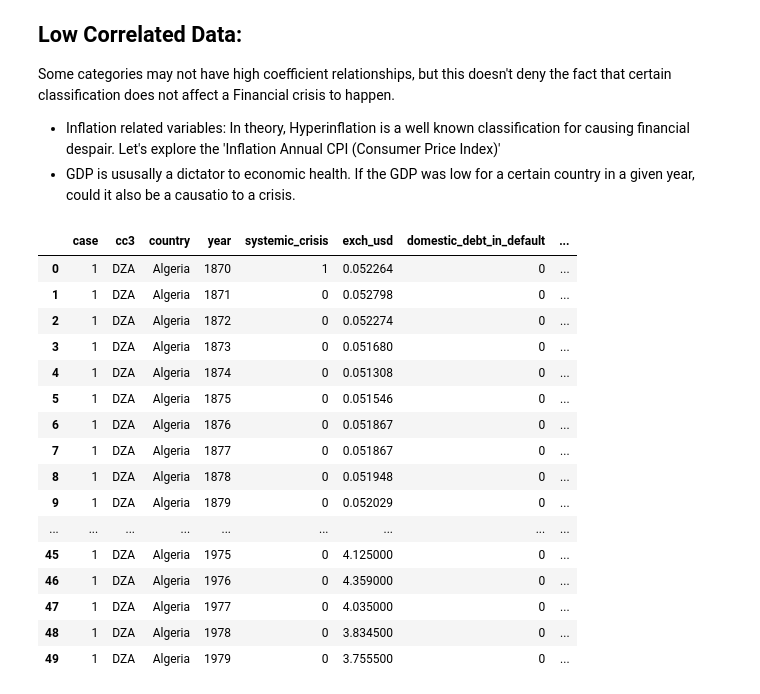
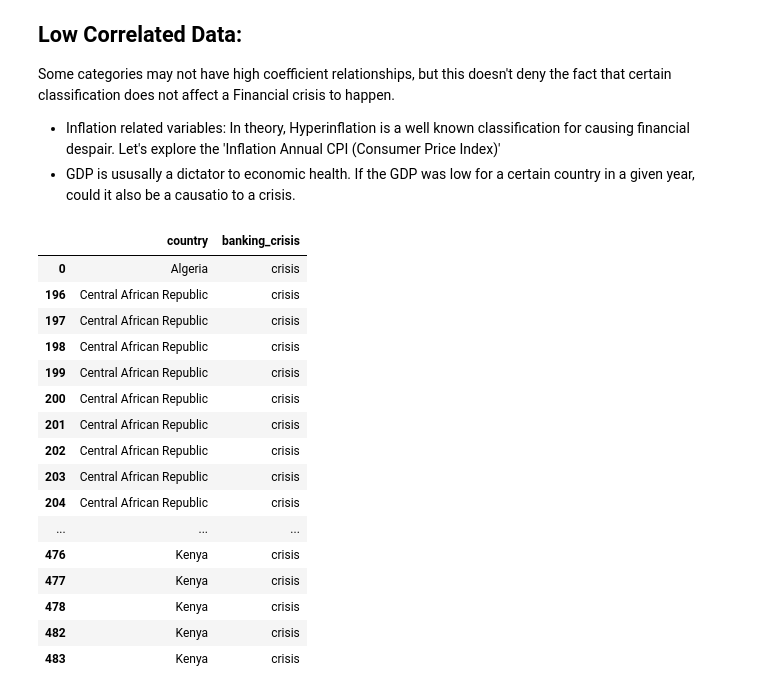
Before and after one commit to LeeBoy-Hmong/MachineLearning, a Jupyter notebook: FinancialCrisis/FinancialAfrica.ipynb, the cells around one changed output. Saved outputs shown, nothing was run; the diff lists cells and outputs as text; code cells hidden in the pictures.

```diff
--- a/FinancialCrisis/FinancialAfrica.ipynb
+++ b/FinancialCrisis/FinancialAfrica.ipynb
@@ -189,22 +189,23 @@ Some categories may not have high coefficient relationships, but this doesn't de
 * Inflation related variables: In theory, Hyperinflation is a well known classification for causing financial despair. Let's explore the 'Inflation Annual CPI (Consumer Price Index)'
 * GDP is ususally a dictator to economic health. If the GDP was low for a certain country in a given year, could it also be a causatio to a crisis.
 # %%
-display(raw_df.head(50))
+# Get a gist of what which contries suffer a banking_crisis
+display(raw_df[['country','banking_crisis']].sort_values(by=['banking_crisis'],ascending=True).head(50))
 # %% [output]
-|  | case | cc3 | country | year | systemic_crisis | exch_usd | domestic_debt_in_default | ... |
-| 0 | 1 | DZA | Algeria | 1870 | 1 | 0.052264 | 0 | ... |
-| 1 | 1 | DZA | Algeria | 1871 | 0 | 0.052798 | 0 | ... |
-| 2 | 1 | DZA | Algeria | 1872 | 0 | 0.052274 | 0 | ... |
-| 3 | 1 | DZA | Algeria | 1873 | 0 | 0.051680 | 0 | ... |
-| 4 | 1 | DZA | Algeria | 1874 | 0 | 0.051308 | 0 | ... |
-| 5 | 1 | DZA | Algeria | 1875 | 0 | 0.051546 | 0 | ... |
-| 6 | 1 | DZA | Algeria | 1876 | 0 | 0.051867 | 0 | ... |
-| 7 | 1 | DZA | Algeria | 1877 | 0 | 0.051867 | 0 | ... |
-| 8 | 1 | DZA | Algeria | 1878 | 0 | 0.051948 | 0 | ... |
-| 9 | 1 | DZA | Algeria | 1879 | 0 | 0.052029 | 0 | ... |
-| ... | ... | ... | ... | ... | ... | ... | ... | ... |
-| 45 | 1 | DZA | Algeria | 1975 | 0 | 4.125000 | 0 | ... |
-| 46 | 1 | DZA | Algeria | 1976 | 0 | 4.359000 | 0 | ... |
-| 47 | 1 | DZA | Algeria | 1977 | 0 | 4.035000 | 0 | ... |
-| 48 | 1 | DZA | Algeria | 1978 | 0 | 3.834500 | 0 | ... |
-| 49 | 1 | DZA | Algeria | 1979 | 0 | 3.755500 | 0 | ... |
+|  | country | banking_crisis |
+| 0 | Algeria | crisis |
+| 196 | Central African Republic | crisis |
+| 197 | Central African Republic | crisis |
+| 198 | Central African Republic | crisis |
+| 199 | Central African Republic | crisis |
+| 200 | Central African Republic | crisis |
+| 201 | Central African Republic | crisis |
+| 202 | Central African Republic | crisis |
+| 203 | Central African Republic | crisis |
+| 204 | Central African Republic | crisis |
+| ... | ... | ... |
+| 476 | Kenya | crisis |
+| 477 | Kenya | crisis |
+| 478 | Kenya | crisis |
+| 482 | Kenya | crisis |
+| 483 | Kenya | crisis |
```
Also changed, not shown: parts of 7 cells of this notebook.
